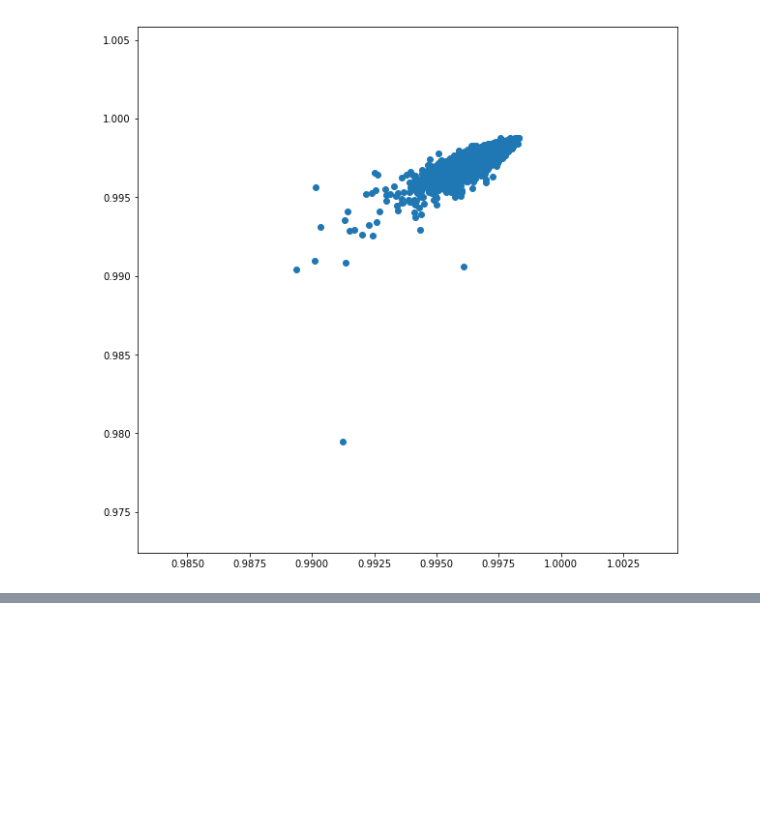
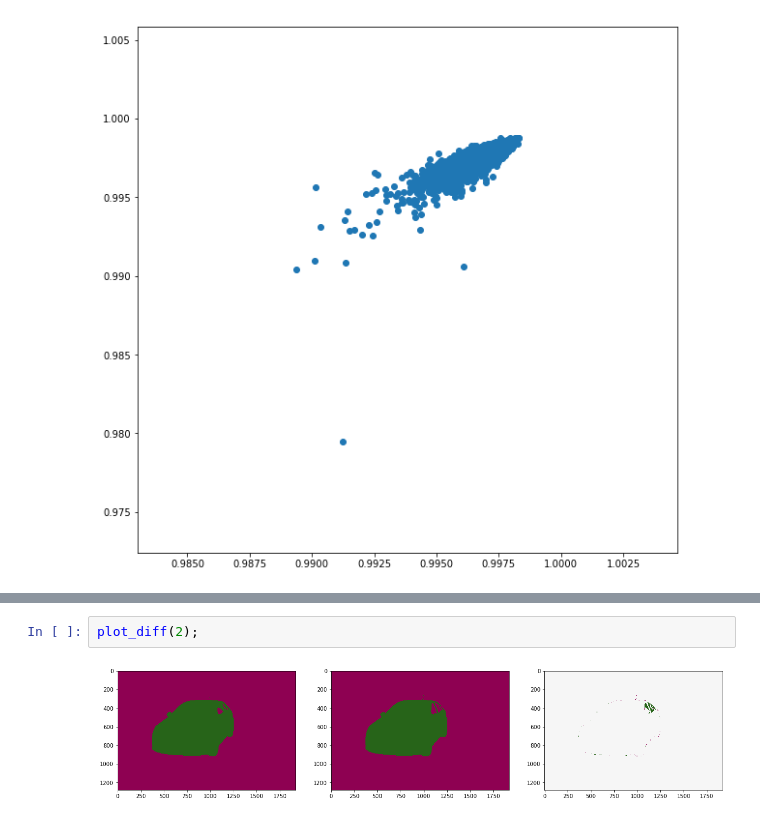
Before and after one commit to sainathadapa/kaggle-carvana-image-masking-challenge, a Jupyter notebook: 10-model-preds-viz.ipynb, the cells around one changed output, grey strips where cells are left out. Drawn from its saved outputs; the diff is of its cells as text; blank space fills up the shorter version.

```diff
--- a/10-model-preds-viz.ipynb
+++ b/10-model-preds-viz.ipynb
@@ -283,0 +456,4 @@ ToDo
+# %%
+plot_diff(2);
+# %% [output]
+[figure, added]
```
Also changed, not shown: parts of 56 cells of this notebook.
